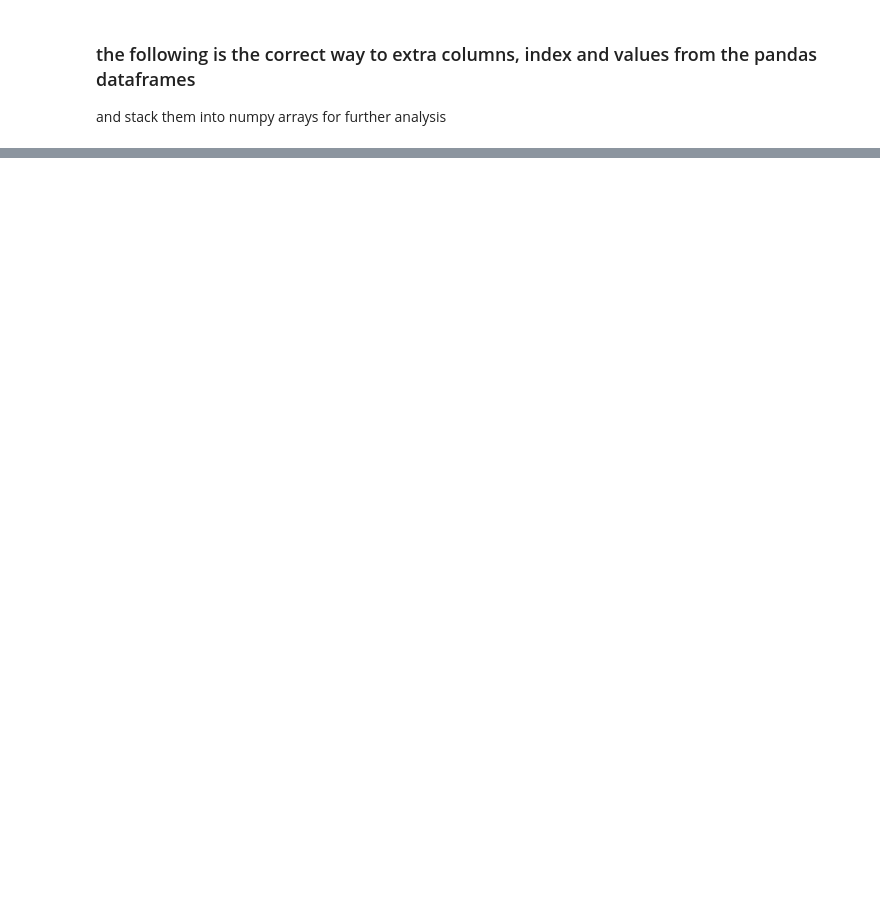
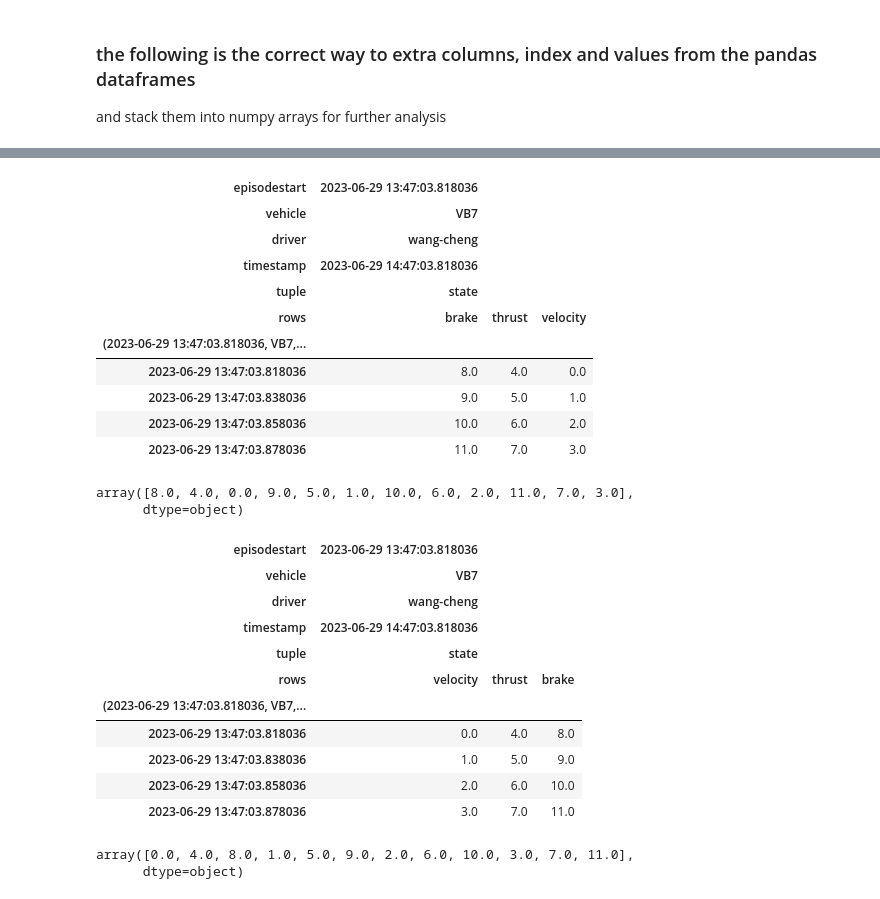
Before and after one commit to Binjian/eos, a Jupyter notebook: eos/utils/eos_dataframe_mongo_codecs.ipynb, the cells around one changed output, grey strips where cells are left out. Saved outputs shown, nothing was run; the diff lists cells and outputs as text; code cells hidden in the pictures; blank space fills up the shorter version.

```diff
--- a/eos/utils/eos_dataframe_mongo_codecs.ipynb
+++ b/eos/utils/eos_dataframe_mongo_codecs.ipynb
@@ -1751 +1783,35 @@ DatetimeIndex(['2023-06-27 17:32:38.181084'], dtype='datetime64[ns]', name=(2023
+# %%
+df_states[0]
+df_states[0].values.flatten()
+df_states[0].loc[:, idx[:,:,:,:,'state',['velocity','thrust','brake']]] ## keep the order of input
+df_states[0].loc[:, idx[:,:,:,:,'state',['velocity','thrust','brake']]].values.flatten()
+# df_actions[0]
+# df_actions[0].values.flatten()
+# %% [output]
+| episodestart | 2023-06-29 13:47:03.818036 |  |  |
+| vehicle | VB7 |  |  |
+| driver | wang-cheng |  |  |
+| timestamp | 2023-06-29 14:47:03.818036 |  |  |
+| tuple | state |  |  |
+| rows | brake | thrust | velocity |
+| (2023-06-29 13:47:03.818036, VB7,... |  |  |  |
+| 2023-06-29 13:47:03.818036 | 8.0 | 4.0 | 0.0 |
+| 2023-06-29 13:47:03.838036 | 9.0 | 5.0 | 1.0 |
+| 2023-06-29 13:47:03.858036 | 10.0 | 6.0 | 2.0 |
+| 2023-06-29 13:47:03.878036 | 11.0 | 7.0 | 3.0 |
+array([8.0, 4.0, 0.0, 9.0, 5.0, 1.0, 10.0, 6.0, 2.0, 11.0, 7.0, 3.0],
+      dtype=object)
+| episodestart | 2023-06-29 13:47:03.818036 |  |  |
+| vehicle | VB7 |  |  |
+| driver | wang-cheng |  |  |
+| timestamp | 2023-06-29 14:47:03.818036 |  |  |
+| tuple | state |  |  |
+| rows | velocity | thrust | brake |
+| (2023-06-29 13:47:03.818036, VB7,... |  |  |  |
+| 2023-06-29 13:47:03.818036 | 0.0 | 4.0 | 8.0 |
+| 2023-06-29 13:47:03.838036 | 1.0 | 5.0 | 9.0 |
+| 2023-06-29 13:47:03.858036 | 2.0 | 6.0 | 10.0 |
+| 2023-06-29 13:47:03.878036 | 3.0 | 7.0 | 11.0 |
+array([0.0, 4.0, 8.0, 1.0, 5.0, 9.0, 2.0, 6.0, 10.0, 3.0, 7.0, 11.0],
+      dtype=object)
 # %%
```
Also changed, not shown: parts of 45 cells of this notebook, 1 other file.
